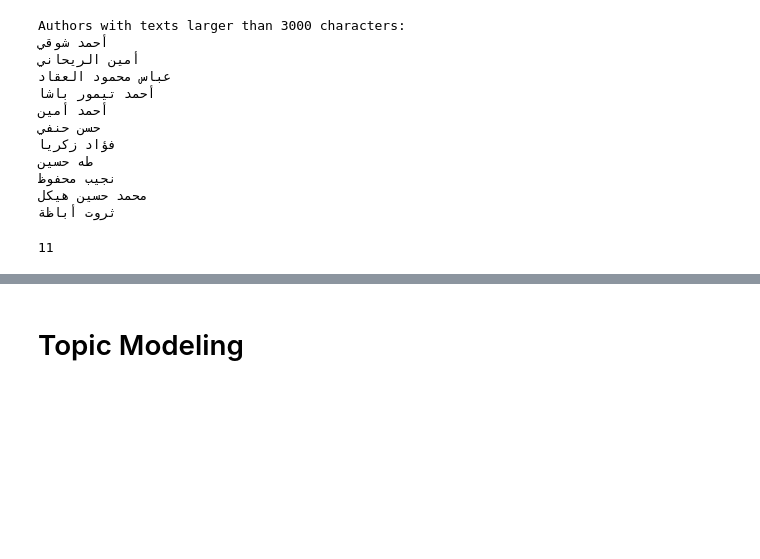
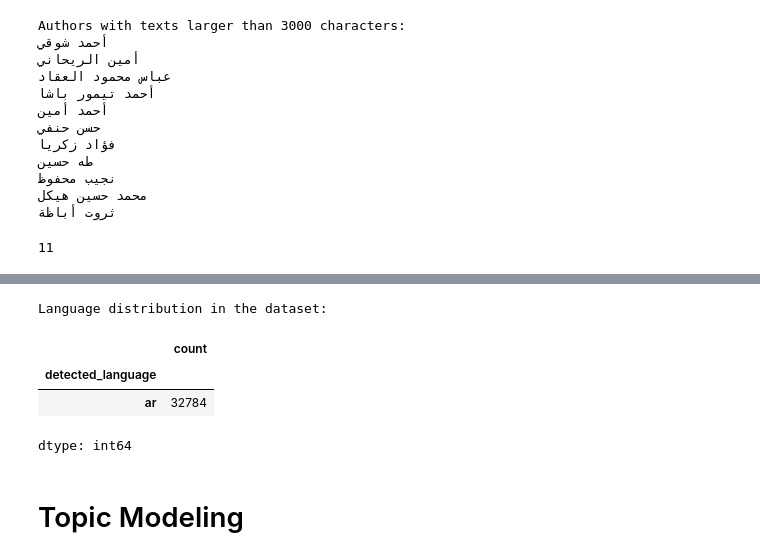
Before and after one commit to MuhammadHelmyOmar/Authorship-Identification, a Jupyter notebook: data_discovery.ipynb, the cells around one changed output, grey strips where cells are left out. Drawn from its saved outputs; the diff is of its cells as text; code cells hidden in the pictures; blank space fills up the shorter version.

```diff
--- a/data_discovery.ipynb
+++ b/data_discovery.ipynb
@@ -237,2 +256,30 @@ Authors with texts larger than 3000 characters:
+# %%
+def detect_language(text):
+    """
+    Detects the language of the input text.
+
+    Args:
+        text (str): The input string to detect the language from.
+
+    Returns:
+        str: The detected language code (e.g., 'en', 'ar'), or 'unknown' if detection fails.
+    """
+    try:
+        return detect(text)
+    except LangDetectException:
+        return 'unknown'
+# %%
+# Apply the language detection function to the 'text_in_author_style' column
+train_data['detected_language'] = train_data['text_in_author_style'].apply(detect_language)
+
+# Display the value counts of the detected languages
+print("Language distribution in the dataset:")
+display(train_data['detected_language'].value_counts())
+# %% [output]
+Language distribution in the dataset:
+|  | count |
+| detected_language |  |
+| ar | 32784 |
+dtype: int64
 # %% [markdown]
 # Topic Modeling
```
Also changed, not shown: parts of 3 cells of this notebook.
